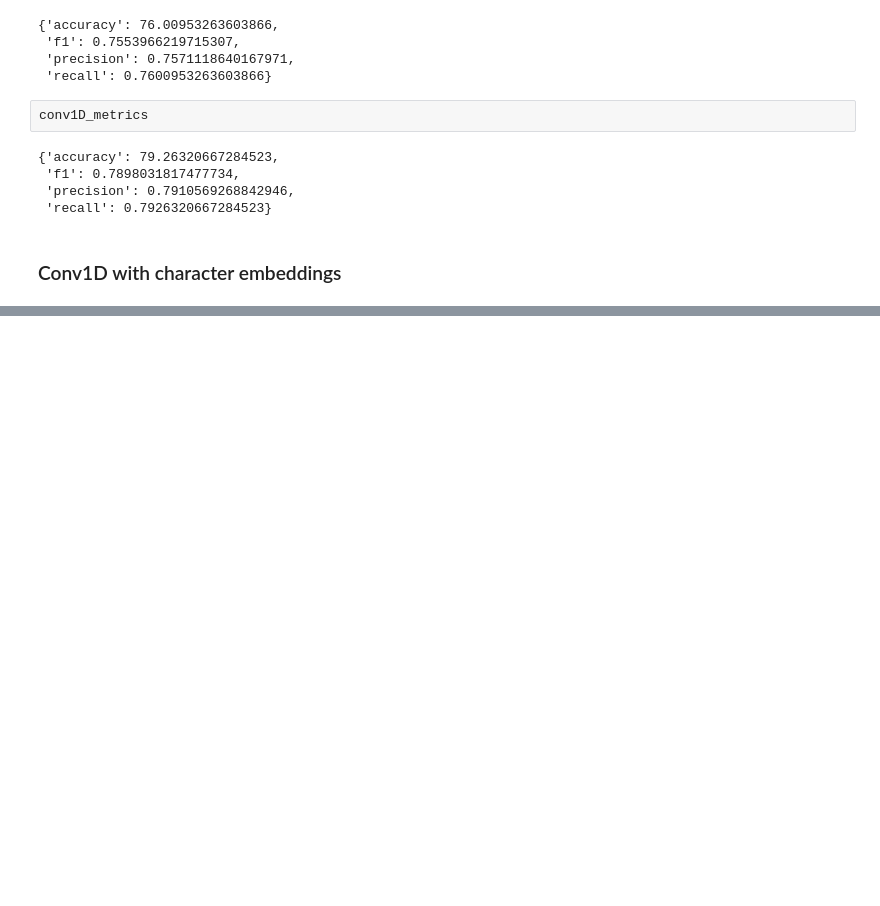
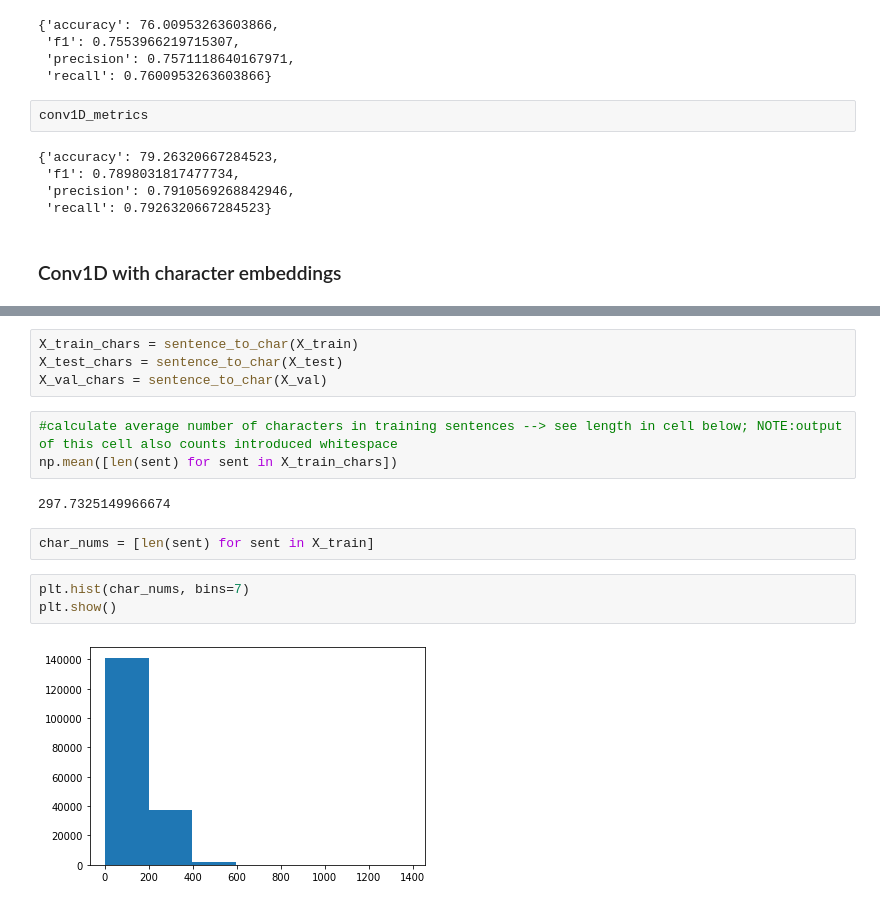
Before and after one commit to lasupernova/Tensorflow_apps, a Jupyter notebook: SciAbstractClassifier.ipynb, the cells around one changed output, grey strips where cells are left out. Saved outputs shown, nothing was run; the diff lists cells and outputs as text; blank space fills up the shorter version.

```diff
--- a/SciAbstractClassifier.ipynb
+++ b/SciAbstractClassifier.ipynb
@@ -770,0 +779,16 @@ conv1D_metrics
+# %%
+X_train_chars = sentence_to_char(X_train)
+X_test_chars = sentence_to_char(X_test)
+X_val_chars = sentence_to_char(X_val)
+# %%
+#calculate average number of characters in training sentences --> see length in cell below; NOTE:output of this cell also counts introduced whitespace
+np.mean([len(sent) for sent in X_train_chars])
+# %% [output]
+297.7325149966674
+# %%
+char_nums = [len(sent) for sent in X_train]
+# %%
+plt.hist(char_nums, bins=7)
+plt.show()
+# %% [output]
+[figure, added]
```
Also changed, not shown: parts of 12 cells of this notebook.
